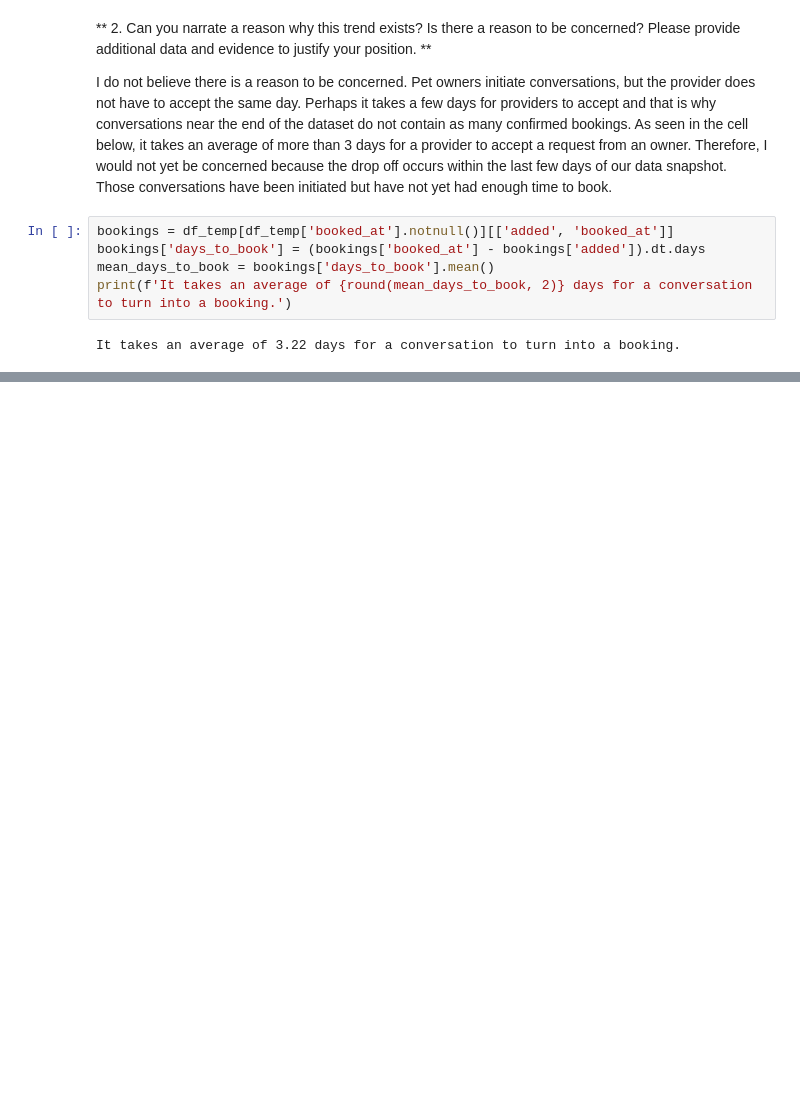
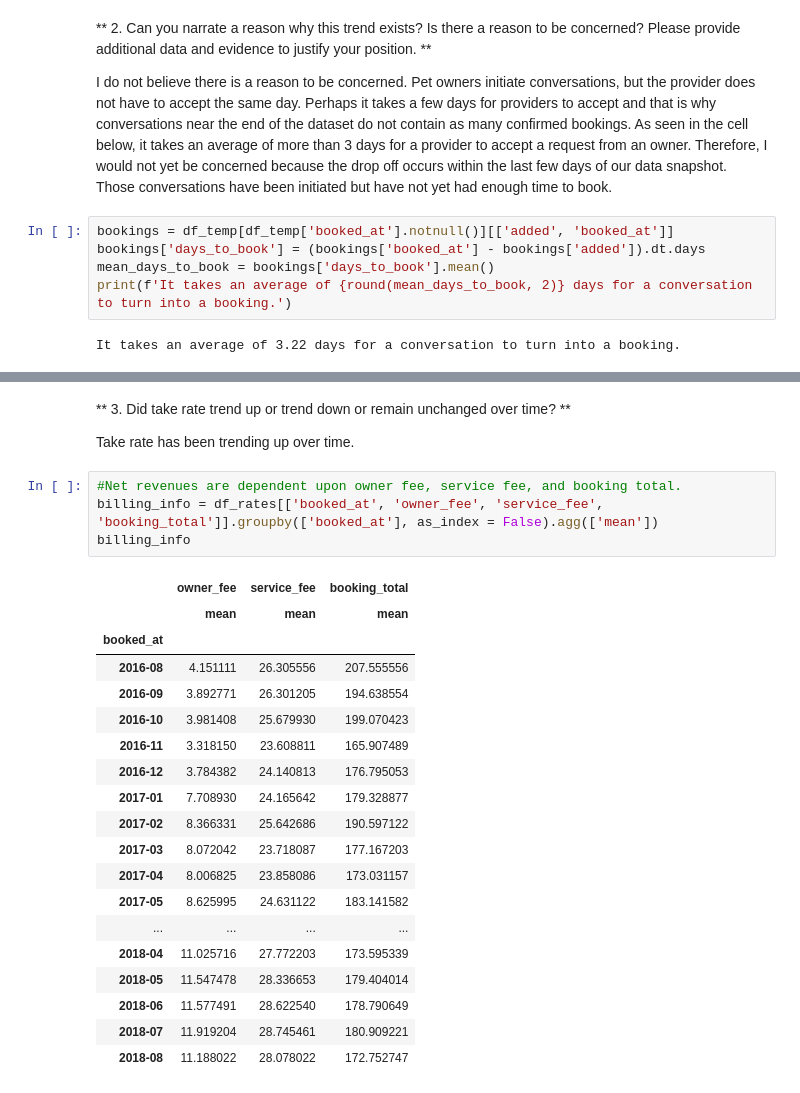
Before and after one commit to Booleans/rover-analytics-assessment, a Jupyter notebook: analysis.ipynb, the cells around one changed output, grey strips where cells are left out. Saved outputs shown, nothing was run; the diff lists cells and outputs as text; blank space fills up the shorter version.

```diff
--- a/analysis.ipynb
+++ b/analysis.ipynb
@@ -424,0 +630,28 @@ It takes an average of 3.22 days for a conversation to turn into a booking.
+# %% [markdown]
+** 3. Did take rate trend up or trend down or remain unchanged over time? **
+
+Take rate has been trending up over time.
+# %%
+#Net revenues are dependent upon owner fee, service fee, and booking total.
+billing_info = df_rates[['booked_at', 'owner_fee', 'service_fee', 'booking_total']].groupby(['booked_at'], as_index = False).agg(['mean'])
+billing_info
+# %% [output]
+|  | owner_fee | service_fee | booking_total |
+|  | mean | mean | mean |
+| booked_at |  |  |  |
+| 2016-08 | 4.151111 | 26.305556 | 207.555556 |
+| 2016-09 | 3.892771 | 26.301205 | 194.638554 |
+| 2016-10 | 3.981408 | 25.679930 | 199.070423 |
+| 2016-11 | 3.318150 | 23.608811 | 165.907489 |
+| 2016-12 | 3.784382 | 24.140813 | 176.795053 |
+| 2017-01 | 7.708930 | 24.165642 | 179.328877 |
+| 2017-02 | 8.366331 | 25.642686 | 190.597122 |
+| 2017-03 | 8.072042 | 23.718087 | 177.167203 |
+| 2017-04 | 8.006825 | 23.858086 | 173.031157 |
+| 2017-05 | 8.625995 | 24.631122 | 183.141582 |
+| ... | ... | ... | ... |
+| 2018-04 | 11.025716 | 27.772203 | 173.595339 |
+| 2018-05 | 11.547478 | 28.336653 | 179.404014 |
+| 2018-06 | 11.577491 | 28.622540 | 178.790649 |
+| 2018-07 | 11.919204 | 28.745461 | 180.909221 |
+| 2018-08 | 11.188022 | 28.078022 | 172.752747 |
```
Also changed, not shown: parts of 20 cells of this notebook.
